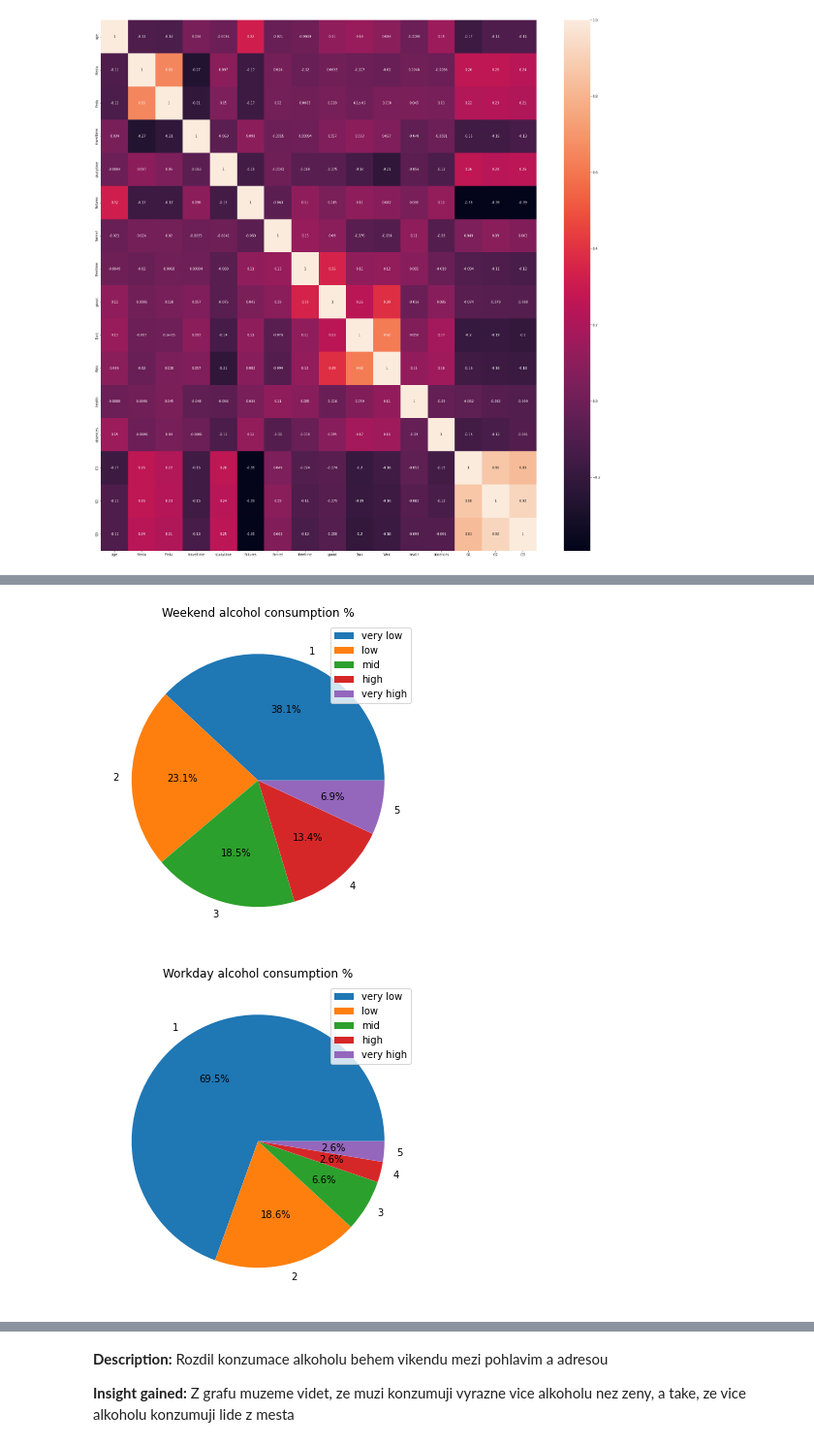
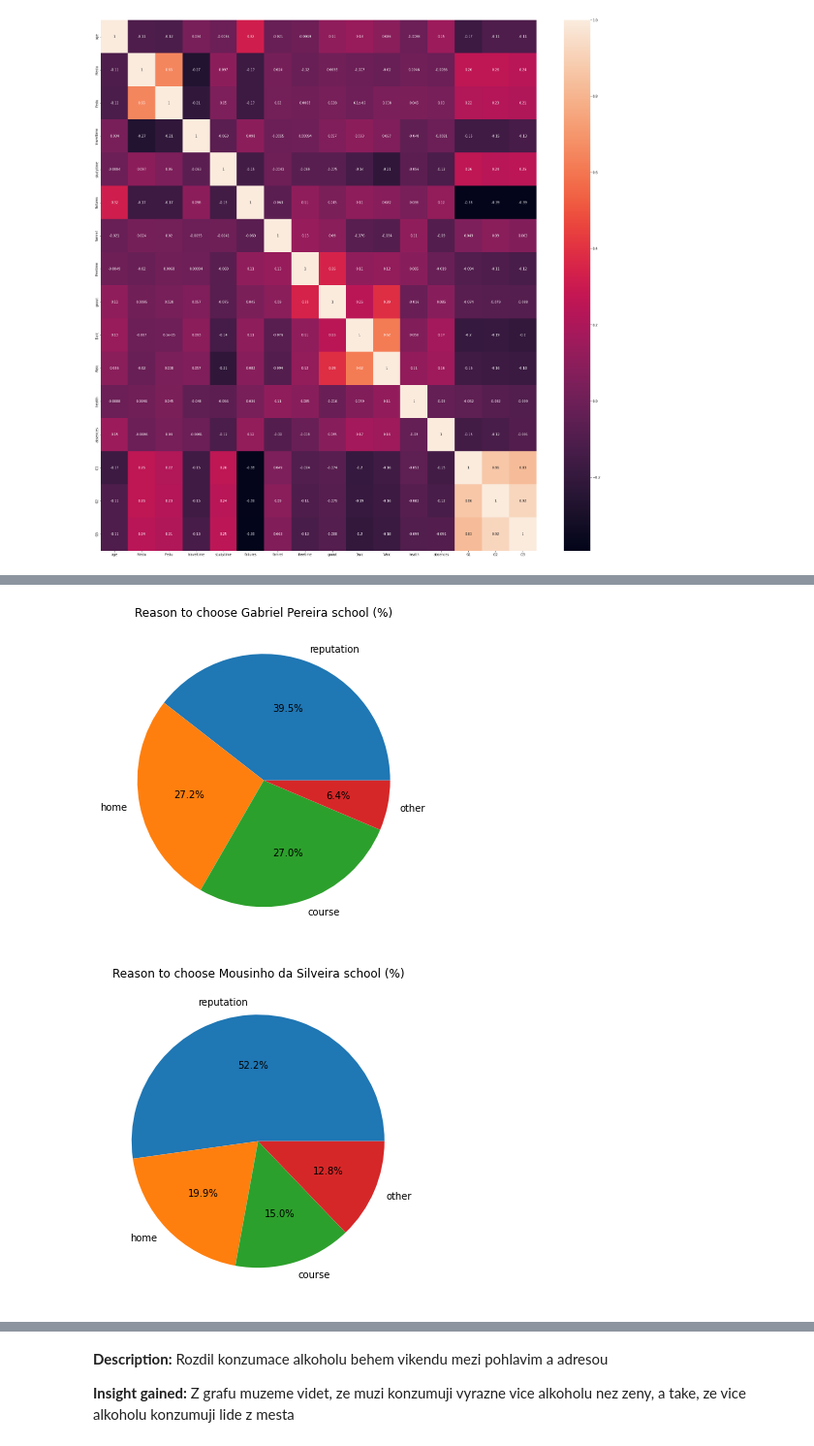
Before and after one commit to Stalkerar/ALG-II-Semestr-prace, a Jupyter notebook: EDA_proj_VON0074.ipynb, the cells around one changed output, grey strips where cells are left out. Shown: that part at 97% size. Drawn from its saved outputs; the diff is of its cells as text; code cells hidden in the pictures.

```diff
--- a/EDA_proj_VON0074.ipynb
+++ b/EDA_proj_VON0074.ipynb
@@ -146,17 +131,18 @@ sns.displot(df.age)
 # %%
-#df['Walc'].value_counts()
-#df['Dalc'].value_counts()
+
+df_gp = df[df['school'] == 'GP']
+df_ms = df[df['school'] == 'MS']
+
+
 fig = plt.figure(figsize=(12,6))
-plt.pie(df['Walc'].value_counts(),labels=set(df["Walc"]),autopct='%1.1f%%')
-plt.title('Weekend alcohol consumption %')
-plt.legend(['very low', 'low', 'mid', 'high', 'very high'])
+plt.pie(df_gp['reason'].value_counts(),labels=set(df_gp["reason"]),autopct='%1.1f%%')
+plt.title('Reason to choose Gabriel Pereira school (%)')
 plt.show()
 
 fig = plt.figure(figsize=(12,6))
-plt.pie(df['Dalc'].value_counts(),labels=set(df["Dalc"]),autopct='%1.1f%%')
-plt.title('Workday alcohol consumption %')
-plt.legend(['very low', 'low', 'mid', 'high', 'very high'])
+plt.pie(df_ms['reason'].value_counts(),labels=set(df_ms["reason"]),autopct='%1.1f%%')
+plt.title('Reason to choose Mousinho da Silveira school (%)')
 plt.show()
 # %% [output]
-[figure, old version]
+[figure, new version]
-[figure, old version]
+[figure, new version]
```
Also changed, not shown: parts of 19 cells of this notebook.
